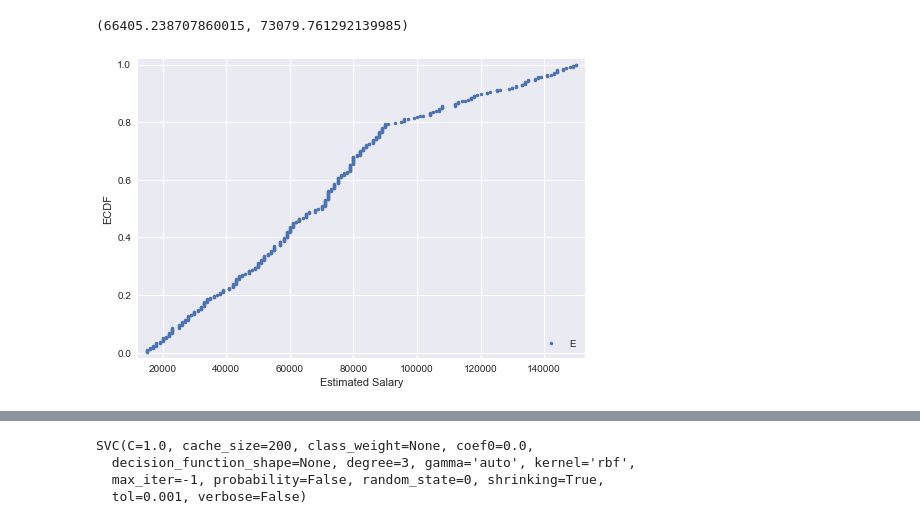
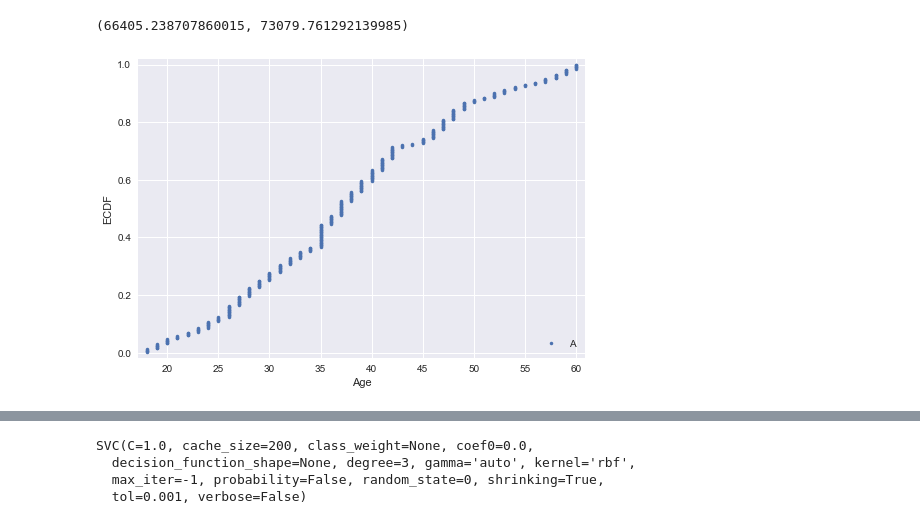
Before and after one commit to TimusLetap/Social-Network-Ads, a Jupyter notebook: Social+Network+Ads2.ipynb, the cells around one changed output, grey strips where cells are left out. Cells and saved outputs as stored; diff of their text form; code cells hidden in the pictures.

```diff
--- a/Social+Network+Ads2.ipynb
+++ b/Social+Network+Ads2.ipynb
@@ -260,20 +410,20 @@ def ecdf(df):
 
     return a, b
 # %%
-a1, b1 = ecdf(df['EstimatedSalary'])
+a1, b1 = ecdf(df['Age'])
 
 # Generate plot
 _ = plt.plot(a1, b1, marker='.', linestyle='none')
 
 # Make the margins nice
 plt.margins(0.02)
 
 # Label the axes
-_ = plt.xlabel('Estimated Salary')
+_ = plt.xlabel('Age')
 _ = plt.ylabel('ECDF')
-_ = plt.legend(('EstimatedSalary'), loc= 'lower right')
+_ = plt.legend(('Age'), loc= 'lower right')
 
 # Display the plot
 plt.show()
 # %% [output]
-[figure, old version]
+[figure, new version]
```
Also changed, not shown: parts of 44 cells of this notebook, 1 other file.
